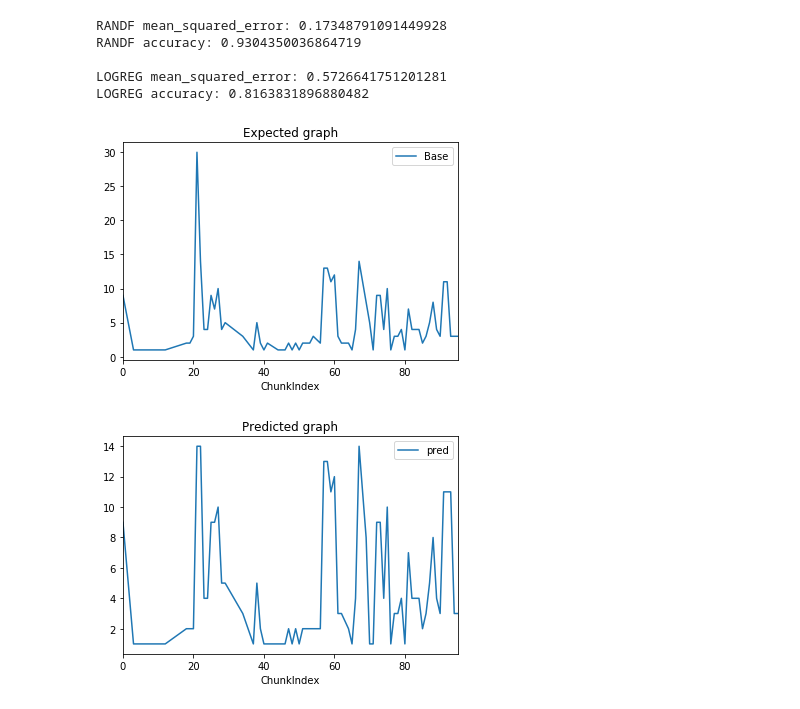
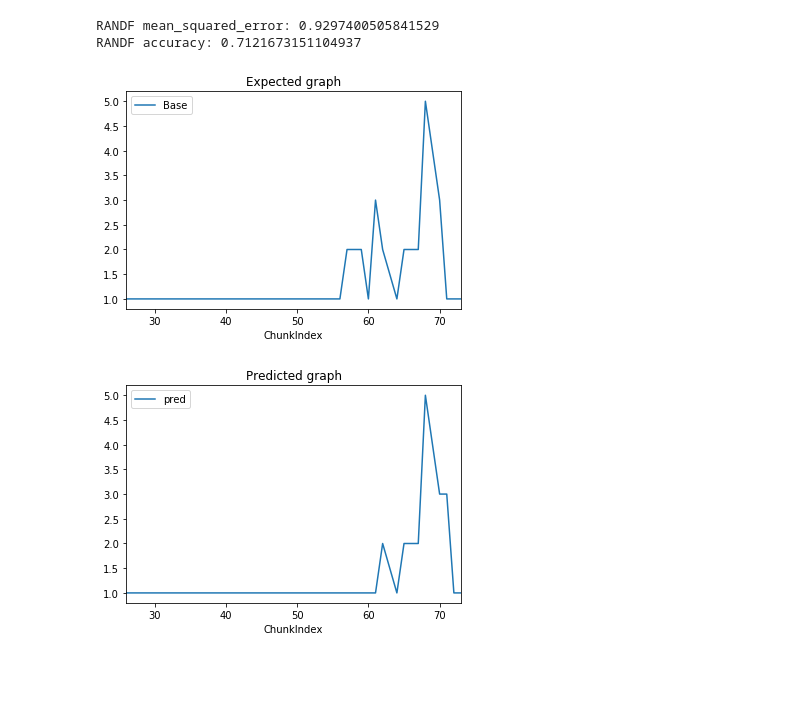
Before and after one commit to Natasha-Kohli/IBMDesign, a Jupyter notebook: model/initial.ipynb, the cells around one changed output. Drawn from its saved outputs; the diff is of its cells as text; code cells hidden in the pictures; blank space fills up the shorter version.

```diff
--- a/model/initial.ipynb
+++ b/model/initial.ipynb
@@ -120,5 +168,5 @@ uber_rides_count.head()
 # START TRAINING STUFF HERE
 
 # write uber data to output file
-TRAIN_FILE = 'training.csv'
+TRAIN_FILE = 'full_training.csv'
 uber_rides_count.to_csv(TRAIN_FILE)
@@ -194,5 +251,6 @@ train, test = split(dataset, .7)
 features = dataset.columns[:5] # coordX, coordY, dayofweeknum, monthdaynum, chunkindex
 # %%
 # models
-randf = RandomForestClassifier(n_estimators=20)
+randf = RandomForestClassifier(n_estimators=30)
 randf.fit(train[features], train['Base'])
+print(randf.feature_importances_)
@@ -250,45 +284,42 @@ print("RANDF mean_squared_error: {}".format(mean_squared_error(expected, randf_p
 print("RANDF accuracy: {}".format(accuracy_score(expected, randf_pred)))
 print()
 
-print("LOGREG mean_squared_error: {}".format(mean_squared_error(expected, log_reg_pred)))
-print("LOGREG accuracy: {}".format(accuracy_score(expected, log_reg_pred)))
-print()
+# print("LOGREG mean_squared_error: {}".format(mean_squared_error(expected, log_reg_pred)))
+# print("LOGREG accuracy: {}".format(accuracy_score(expected, log_reg_pred)))
+# print()
 # %% [output]
-RANDF mean_squared_error: 0.17348791091449928
-RANDF accuracy: 0.9304350036864719
-
-LOGREG mean_squared_error: 0.5726641751201281
-LOGREG accuracy: 0.8163831896880482
+RANDF mean_squared_error: 0.9297400505841529
+RANDF accuracy: 0.7121673151104937
 # %%
 # example of running the model
 # coordX, coordY, dayofweeknum, monthdaynum, chunkindex
 
 # plot predicted nums, and true nums for each chunkindex
 
 # ClusterCoordinateX	ClusterCoordinateY	DayOfWeekNum	MonthDayNum	ChunkIndex	Base
-def visualize(coordx, coordy, dayofweeknum, monthdaynum):
+def visualize(clf, coordx, coordy, dayofweeknum, monthdaynum):
 
     expect = dataset[dataset['ClusterCoordinateX']==coordx][dataset['ClusterCoordinateY']==coordy][dataset['DayOfWeekNum']==dayofweeknum][dataset['MonthDayNum']==monthdaynum].sort_values(by=['ChunkIndex'])
     if expect.empty:
         return
     test_data = np.zeros((len(expect), 5))
 
     test_data[:, 0] = len(expect)*[coordx]
     test_data[:, 1] = len(expect)*[coordy]
     test_data[:, 2] = len(expect)*[dayofweeknum]
     test_data[:, 3] = len(expect)*[monthdaynum]
     test_data[:, 4] = expect['ChunkIndex']
     pred = clf.predict(test_data)
     expect['pred'] = pred
 
     expect.plot(x='ChunkIndex', y='Base', title='Expected graph')
     expect.plot(x='ChunkIndex', y='pred', title='Predicted graph')
 
 
-visualize(594, 406, 0, 4)
+visualize(randf, 447, 324, 0, 5)
 #visualize(662, 317, 0, 18)
 # visualize(653, 315, 3, 21)
 #visualize(672, 369, 6, 17)
 # %% [output]
-[figure, old version]
+[figure, new version]
-[figure, old version]
+[figure, new version]
```
Also changed, not shown: parts of 19 cells of this notebook.
